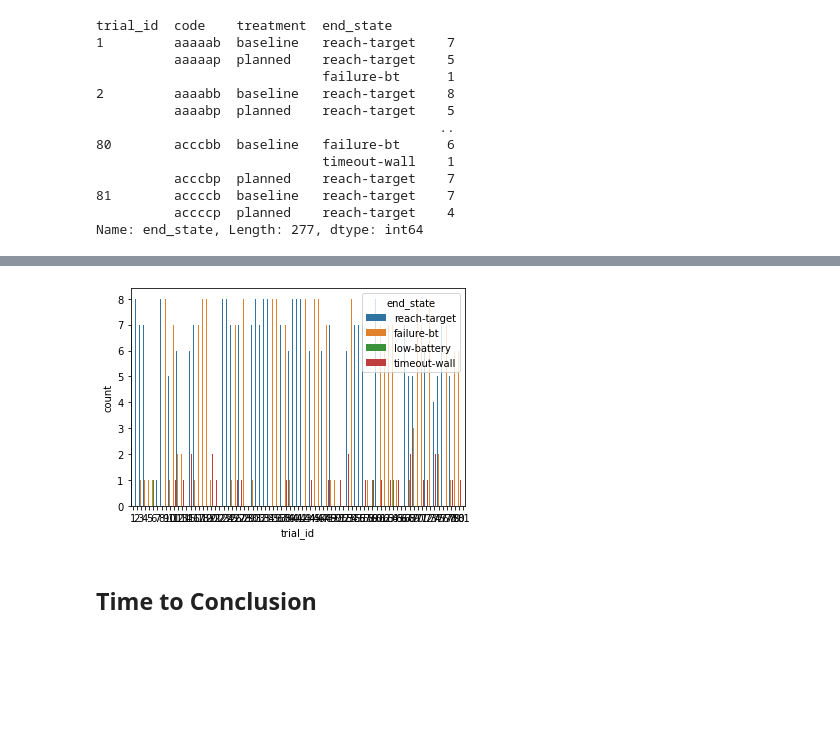
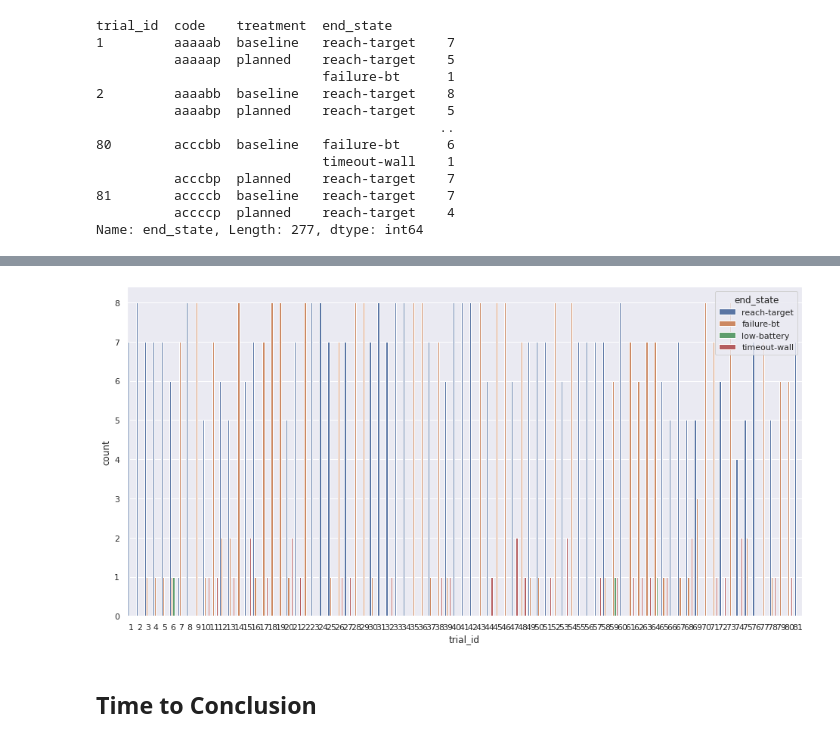
Before and after one commit to VicenteMoraes/hmrs_analysis, a Jupyter notebook: notebooks/Analysis.ipynb, the cells around one changed output, grey strips where cells are left out. Saved outputs shown, nothing was run; the diff lists cells and outputs as text; code cells hidden in the pictures; blank space fills up the shorter version.

```diff
--- a/notebooks/Analysis.ipynb
+++ b/notebooks/Analysis.ipynb
@@ -12,6 +12,7 @@ from functools import reduce
 
 from parse_logs import parser
 
+sns.set(rc={"figure.figsize":(16, 8)})
 # parser.root_data_path = '../tests/data'
 #trial_run_objects = parser.get_trial_runs(
 #    exp_run_code='experiment_2021_04_01_16_20_00_run_1')
@@ -174,7 +198,6 @@ ax_planned = sns.countplot(x='trial_id', hue="end_state", data=planned_run_df)
 # %%
-baseline_run_df = trial_run_df[trial_run_df["treatment"] == "baseline"]
-ax_baseline = sns.countplot(x='trial_id', hue="end_state", data=baseline_run_df)
+ax_baseline = sns.countplot(x='trial_id', hue="end_state", data=baseline_df)
 # %% [output]
-[figure, old version]
+[figure, new version]
 # %% [markdown]
 ## Time to Conclusion
```
Also changed, not shown: parts of 35 cells of this notebook.
